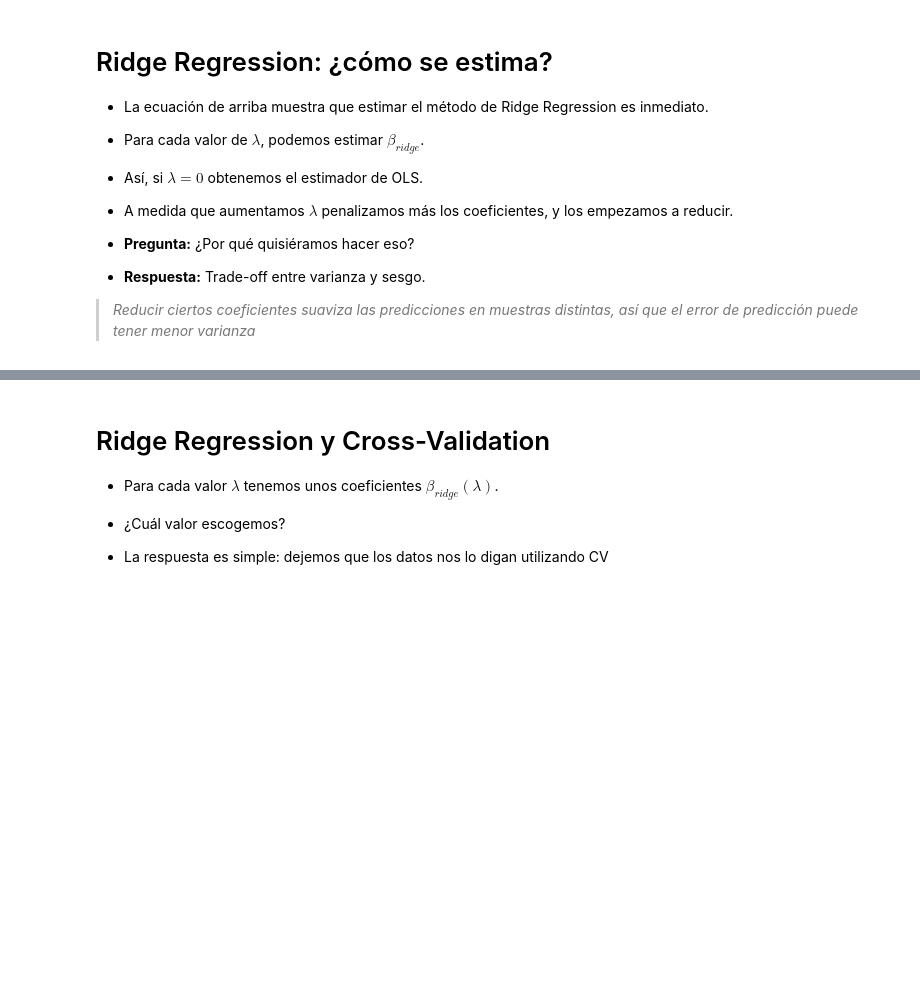
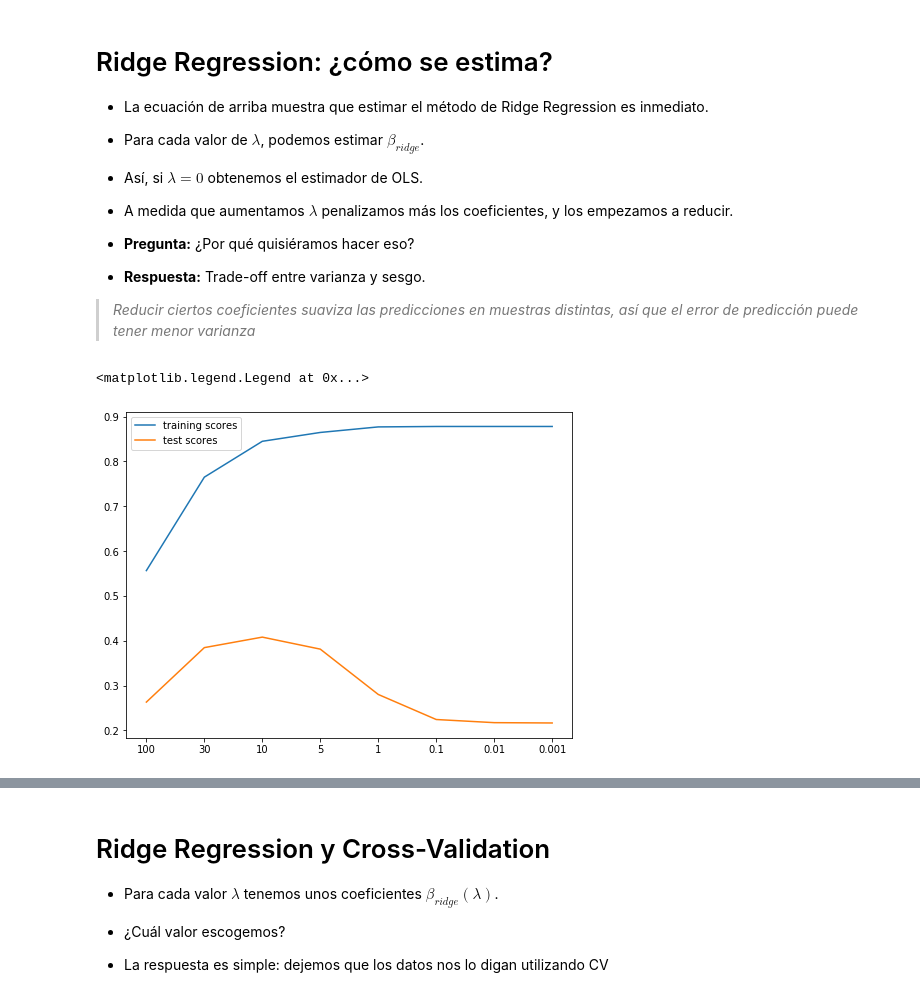
Before and after one commit to cgrandet/CIDE_DS, a Jupyter notebook: Clases/Clase_5_ModelosLineales.ipynb, the cells around one changed output, grey strips where cells are left out. Cells and saved outputs as stored; diff of their text form; code cells hidden in the pictures; blank space fills up the shorter version.

```diff
--- a/Clases/Clase_5_ModelosLineales.ipynb
+++ b/Clases/Clase_5_ModelosLineales.ipynb
@@ -834,3 +890,23 @@ $$
 * **Respuesta:** Trade-off entre varianza y sesgo.
 
 > *Reducir ciertos coeficientes suaviza las predicciones en muestras distintas, así que el error de predicción puede tener menor varianza*
+# %%
+from sklearn.linear_model import Ridge
+ridge_models = {}
+training_scores = []
+test_scores = []
+alphas = [100, 30, 10, 5, 1, 0.1, .01, 0.001]
+for alpha in alphas:
+    ridge = Ridge(alpha=alpha).fit(X_train, y_train)
+    training_scores.append(ridge.score(X_train, y_train))
+    test_scores.append(ridge.score(X_test, y_test))
+    ridge_models[alpha] = ridge
+
+plt.figure(figsize=(8,6))
+plt.plot(training_scores, label="training scores")
+plt.plot(test_scores, label="test scores")
+plt.xticks(range(len(alphas)), alphas)
+plt.legend(loc="best")
+# %% [output]
+<matplotlib.legend.Legend at 0x...>
+[figure, added]
```
Also changed, not shown: parts of 19 cells of this notebook.
